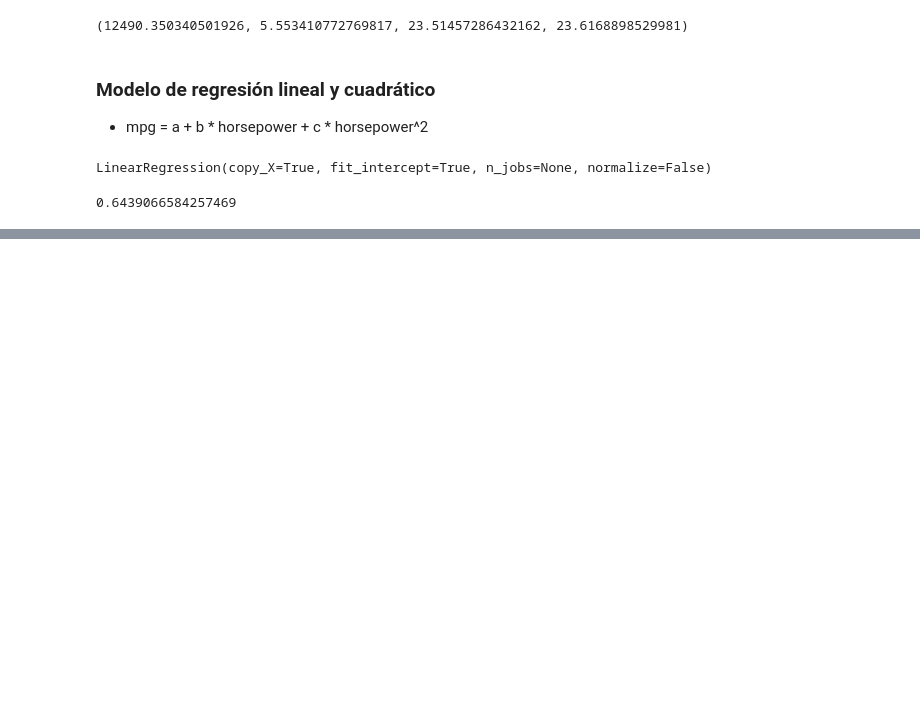
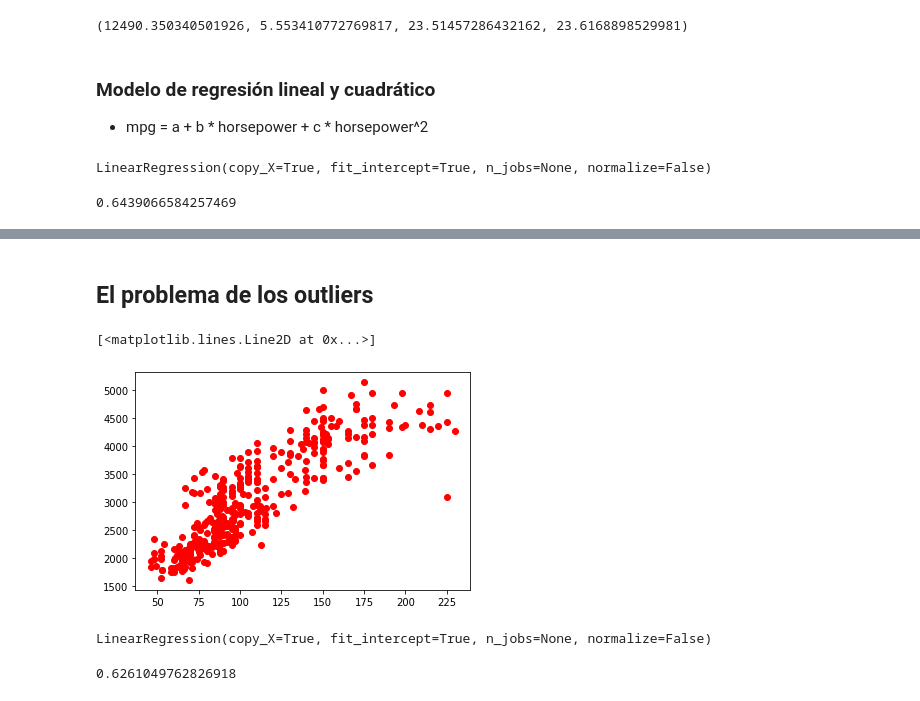
Before and after one commit to nuelcodes/python-ml-course, a Jupyter notebook: scratch/T4 - 5 - Linear Regression - Problemas con la regresion lineal.ipynb, the cells around one changed output, grey strips where cells are left out. Saved outputs shown, nothing was run; the diff lists cells and outputs as text; code cells hidden in the pictures; blank space fills up the shorter version.

Commit message:
El problema de los outliers

```diff
--- a/scratch/T4 - 5 - Linear Regression - Problemas con la regresion lineal.ipynb
+++ b/scratch/T4 - 5 - Linear Regression - Problemas con la regresion lineal.ipynb
@@ -309,0 +310,20 @@ def regresion_validation(X_data, Y, Y_pred):
+# %% [markdown]
+## El problema de los outliers
+# %%
+plt.plot(data_auto["displacement"], data_auto["mpg"], "ro")
+# %% [output]
+[<matplotlib.lines.Line2D at 0x...>]
+[figure, added]
+# %%
+# Un modelo lineal para ajustarse a la recta
+X = data_auto["displacement"].fillna(data_auto["displacement"].mean())
+X = X[:, np.newaxis]
+Y = data_auto["mpg"].fillna(data_auto["mpg"].mean())
+lm = LinearRegression()
+lm.fit(X, Y)
+# %% [output]
+LinearRegression(copy_X=True, fit_intercept=True, n_jobs=None, normalize=False)
+# %%
+lm.score(X, Y)
+# %% [output]
+0.6261049762826918
```
Also changed, not shown: parts of 10 cells of this notebook.
